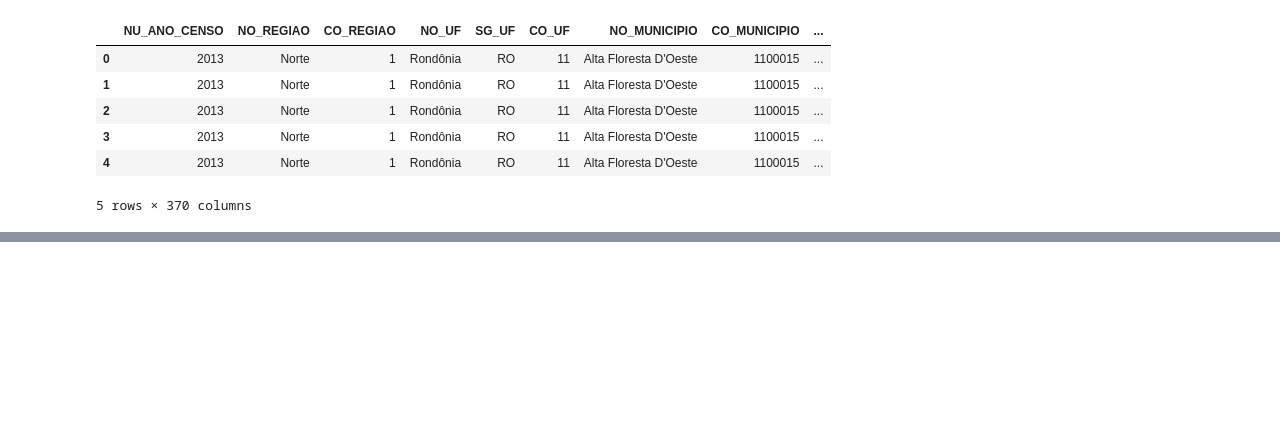
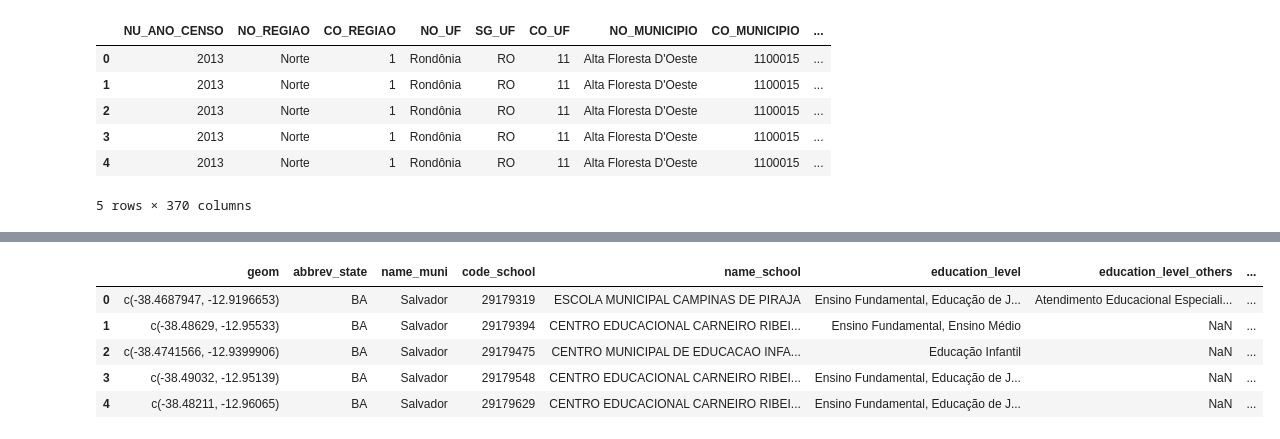
Before and after one commit to Bruno-Santana-Eco/Dados_Painel_Escolas_SSA, a Jupyter notebook: Diff-in-diff.ipynb, the cells around one changed output, grey strips where cells are left out. Cells and saved outputs as stored; diff of their text form; code cells hidden in the pictures; blank space fills up the shorter version.

```diff
--- a/Diff-in-diff.ipynb
+++ b/Diff-in-diff.ipynb
@@ -15,0 +66,14 @@ df.head()
+# %%
+import pandas as pd
+
+xlsx_path = "C:/Users/Samsung/Documents/GitHub-Datas/Trabalho_Vanessa/escolas_com_distancias.xlsx"
+escolas = pd.read_excel(xlsx_path, sheet_name='escolas_com_distancias')
+
+escolas.head()
+# %% [output]
+|  | geom | abbrev_state | name_muni | code_school | name_school | education_level | education_level_others | ... |
+| 0 | c(-38.4687947, -12.9196653) | BA | Salvador | 29179319 | ESCOLA MUNICIPAL CAMPINAS DE PIRAJA | Ensino Fundamental, Educação de J... | Atendimento Educacional Especiali... | ... |
+| 1 | c(-38.48629, -12.95533) | BA | Salvador | 29179394 | CENTRO EDUCACIONAL CARNEIRO RIBEI... | Ensino Fundamental, Ensino Médio | NaN | ... |
+| 2 | c(-38.4741566, -12.9399906) | BA | Salvador | 29179475 | CENTRO MUNICIPAL DE EDUCACAO INFA... | Educação Infantil | NaN | ... |
+| 3 | c(-38.49032, -12.95139) | BA | Salvador | 29179548 | CENTRO EDUCACIONAL CARNEIRO RIBEI... | Ensino Fundamental, Educação de J... | NaN | ... |
+| 4 | c(-38.48211, -12.96065) | BA | Salvador | 29179629 | CENTRO EDUCACIONAL CARNEIRO RIBEI... | Ensino Fundamental, Educação de J... | NaN | ... |
```
Also changed, not shown: parts of 6 cells of this notebook.
